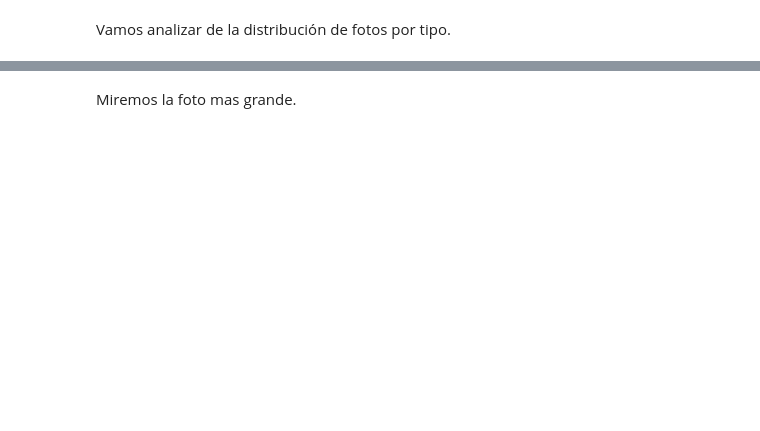
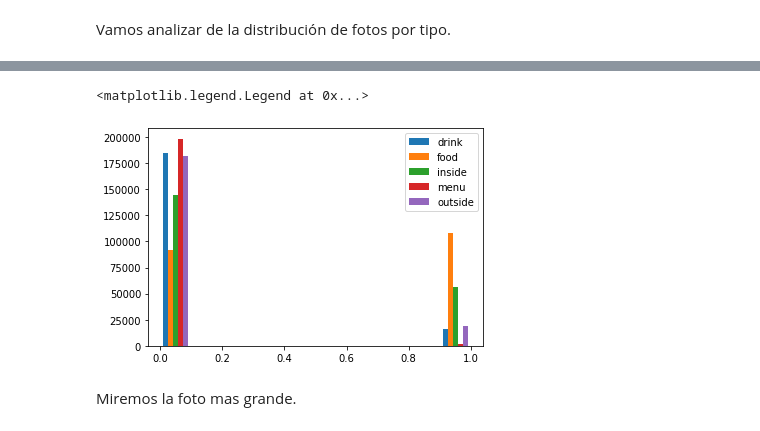
Before and after one commit to ptavaressilva/MDS_TF, a Jupyter notebook: 00_EDA.ipynb, the cells around one changed output, grey strips where cells are left out. Saved outputs shown, nothing was run; the diff lists cells and outputs as text; code cells hidden in the pictures; blank space fills up the shorter version.

```diff
--- a/00_EDA.ipynb
+++ b/00_EDA.ipynb
@@ -180,4 +198,5 @@ df2.head()
 # %%
 pickle.dump(df2, open("df2.pkl", "wb"))
 # %%
-# df2 = pickle.load(open('df2.pkl','rb'))
+# checkpoint
+df2 = pickle.load(open('df2.pkl','rb'))
@@ -202,7 +229,8 @@ df3.head()
 # %%
 pickle.dump(df3, open("df3.pkl", "wb"))
 # %%
-# df3 = pickle.load(open('df3.pkl','rb'))
+# checkpoint
+df3 = pickle.load(open('df3.pkl','rb'))
 # %% [markdown]
 Vamos analizar de la distribución de fotos por tipo.
 # %%
@@ -215,9 +250,14 @@ df4.head()
 # %%
 pickle.dump(df4, open('df4.pkl','wb'))
 # %%
-# df4 = pickle.load(open('df4.pkl','rb'))
+# checkpoint
+df4 = pickle.load(open('df4.pkl','rb'))
 # %%
 plt.hist(df4[['drink', 'food', 'inside', 'menu', 'outside']]);
+plt.legend(['drink', 'food', 'inside', 'menu', 'outside'])
+# %% [output]
+<matplotlib.legend.Legend at 0x...>
+[figure, added]
 # %% [markdown]
 Miremos la foto mas grande.
 # %%
```
Also changed, not shown: parts of 31 cells of this notebook.
